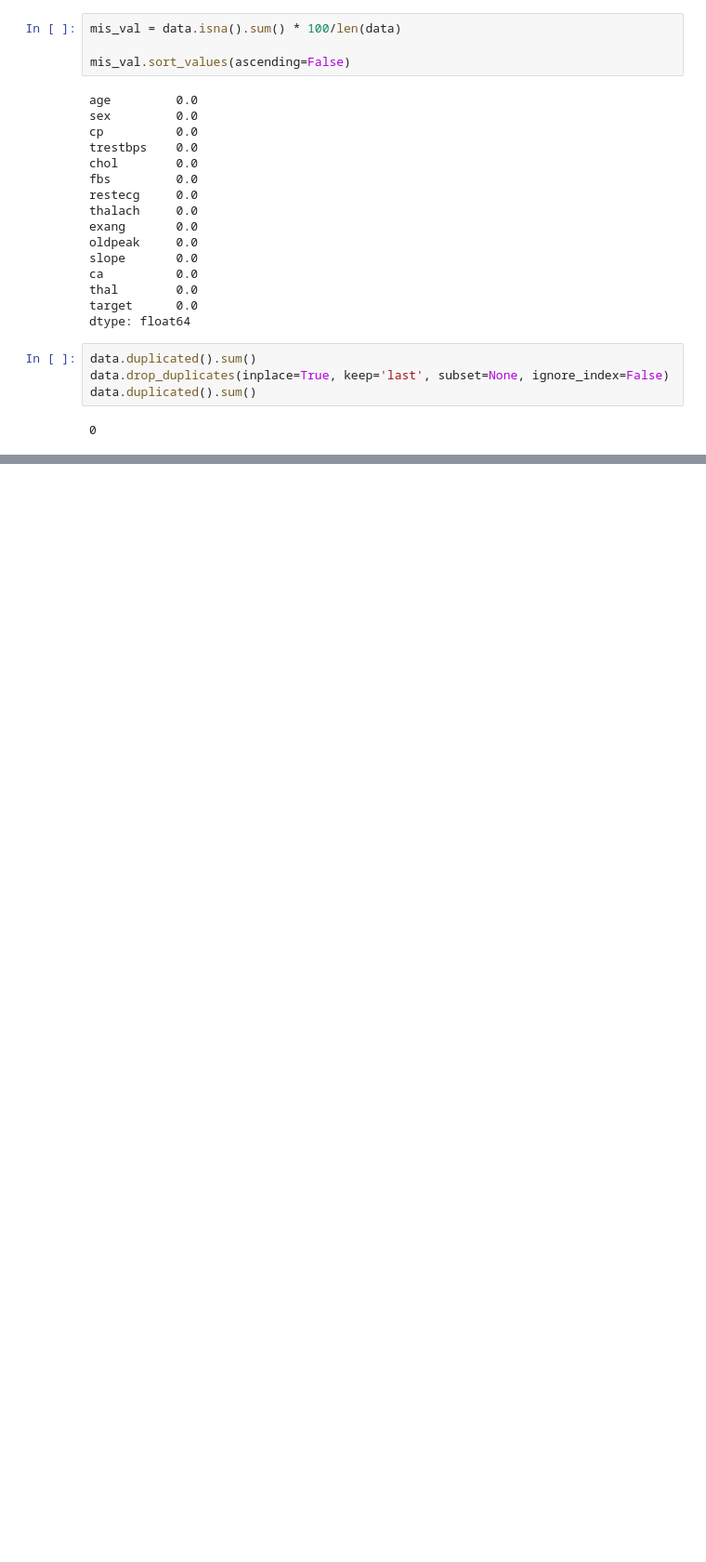
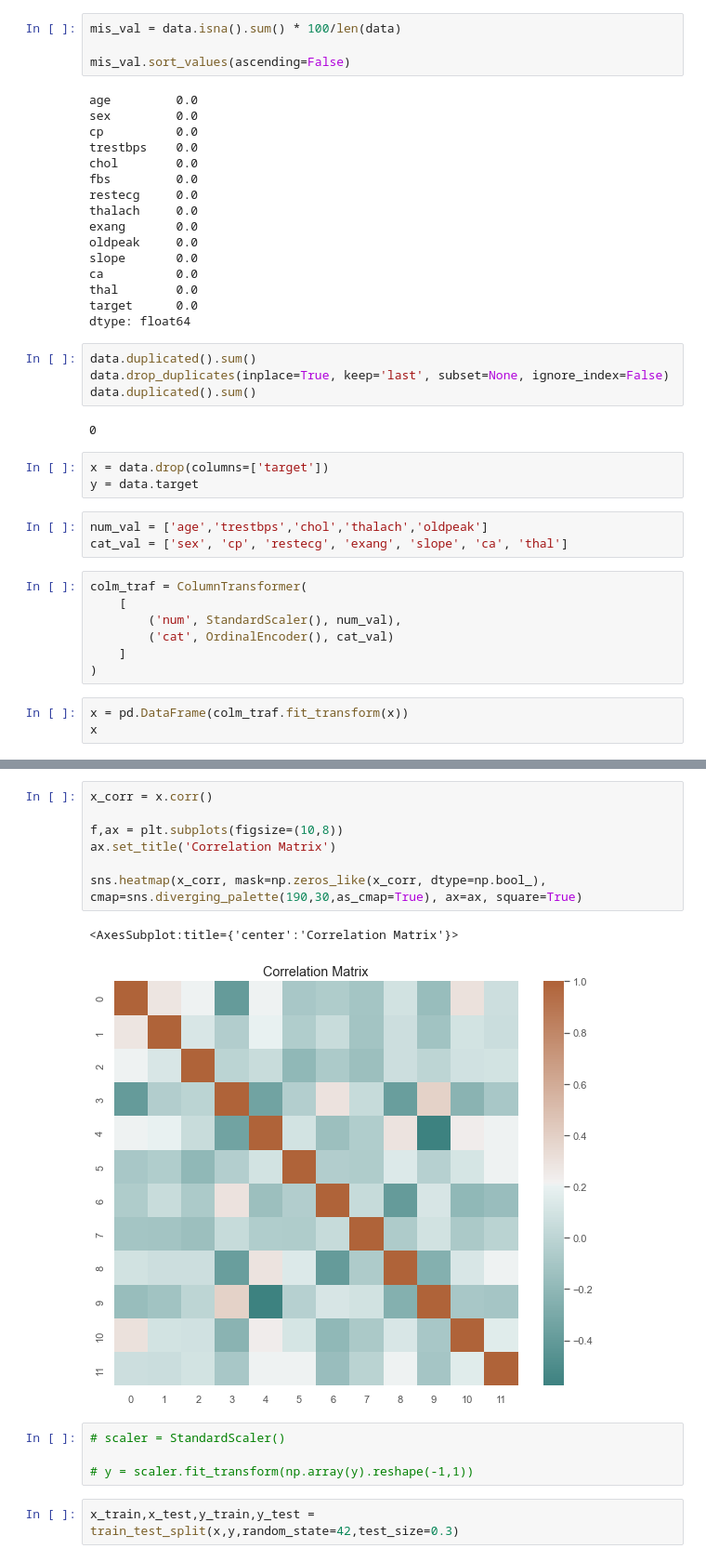
Before and after one commit to Omuk/Reborn, a Jupyter notebook: Data Practice/Practice_Field.ipynb, the cells around one changed output, grey strips where cells are left out. Shown at 93% size. Cells and saved outputs as stored; diff of their text form; blank space fills up the shorter version.

Commit message:
data

```diff
--- a/Data Practice/Practice_Field.ipynb
+++ b/Data Practice/Practice_Field.ipynb
@@ -65,3 +65,19 @@ data.drop_duplicates(inplace=True, keep='last', subset=None, ignore_index=False)
 data.duplicated().sum()
 # %% [output]
 0
+# %%
+x = data.drop(columns=['target'])
+y = data.target
+# %%
+num_val = ['age','trestbps','chol','thalach','oldpeak']
+cat_val = ['sex', 'cp', 'restecg', 'exang', 'slope', 'ca', 'thal']
+# %%
+colm_traf = ColumnTransformer(
+    [
+        ('num', StandardScaler(), num_val),
+        ('cat', OrdinalEncoder(), cat_val)
+    ]
+)
+# %%
+x = pd.DataFrame(colm_traf.fit_transform(x))
+x
@@ -67,0 +98,16 @@ data.duplicated().sum()
+# %%
+x_corr = x.corr()
+
+f,ax = plt.subplots(figsize=(10,8))
+ax.set_title('Correlation Matrix')
+
+sns.heatmap(x_corr, mask=np.zeros_like(x_corr, dtype=np.bool_), cmap=sns.diverging_palette(190,30,as_cmap=True), ax=ax, square=True)
+# %% [output]
+<AxesSubplot:title={'center':'Correlation Matrix'}>
+[figure, added]
+# %%
+# scaler = StandardScaler()
+
+# y = scaler.fit_transform(np.array(y).reshape(-1,1))
+# %%
+x_train,x_test,y_train,y_test = train_test_split(x,y,random_state=42,test_size=0.3)
```
Also changed, not shown: parts of 7 cells of this notebook, 1 other file.
